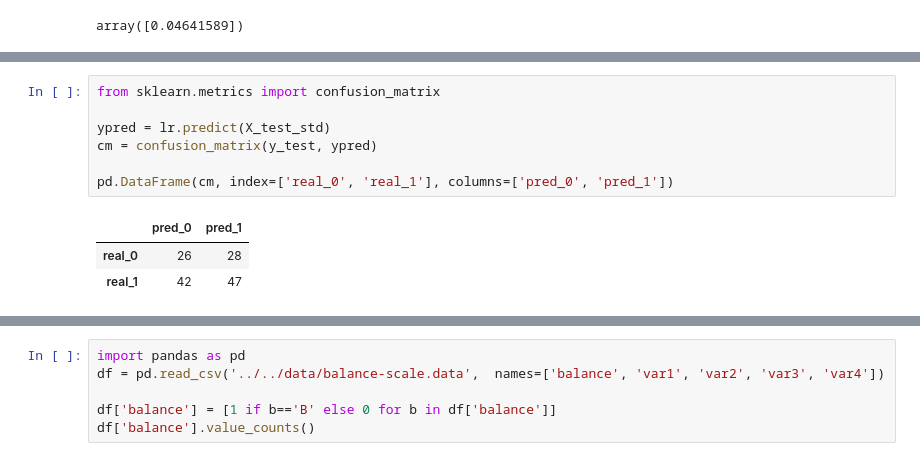
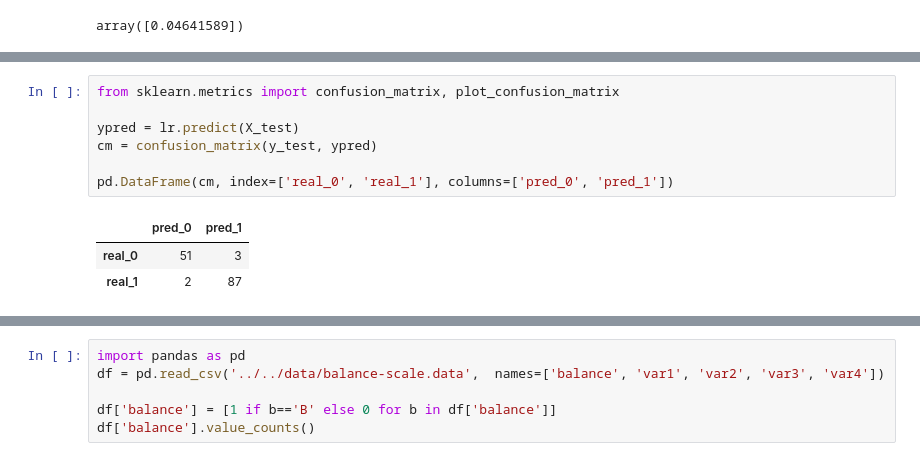
Before and after one commit to albertotb/curso-ml-python, a Jupyter notebook: notebook/sklearn/06-linear_classification.ipynb, the cells around one changed output, grey strips where cells are left out. Cells and saved outputs as stored; diff of their text form.

```diff
--- a/notebook/sklearn/06-linear_classification.ipynb
+++ b/notebook/sklearn/06-linear_classification.ipynb
@@ -133,13 +133,13 @@ Las etiquetas positivo y negativo son arbitrarias, aunque se suelen denominar ej
 
  * [Visualizations with Display Objects](https://scikit-learn.org/stable/auto_examples/miscellaneous/plot_display_object_visualization.html#sphx-glr-auto-examples-miscellaneous-plot-display-object-visualization-py)
 # %%
-from sklearn.metrics import confusion_matrix
+from sklearn.metrics import confusion_matrix, plot_confusion_matrix
 
-ypred = lr.predict(X_test_std)
+ypred = lr.predict(X_test)
 cm = confusion_matrix(y_test, ypred)
 
 pd.DataFrame(cm, index=['real_0', 'real_1'], columns=['pred_0', 'pred_1'])
 # %% [output]
 |  | pred_0 | pred_1 |
-| real_0 | 26 | 28 |
-| real_1 | 42 | 47 |
+| real_0 | 51 | 3 |
+| real_1 | 2 | 87 |
```
Also changed, not shown: parts of 26 cells of this notebook, 25 other files.
